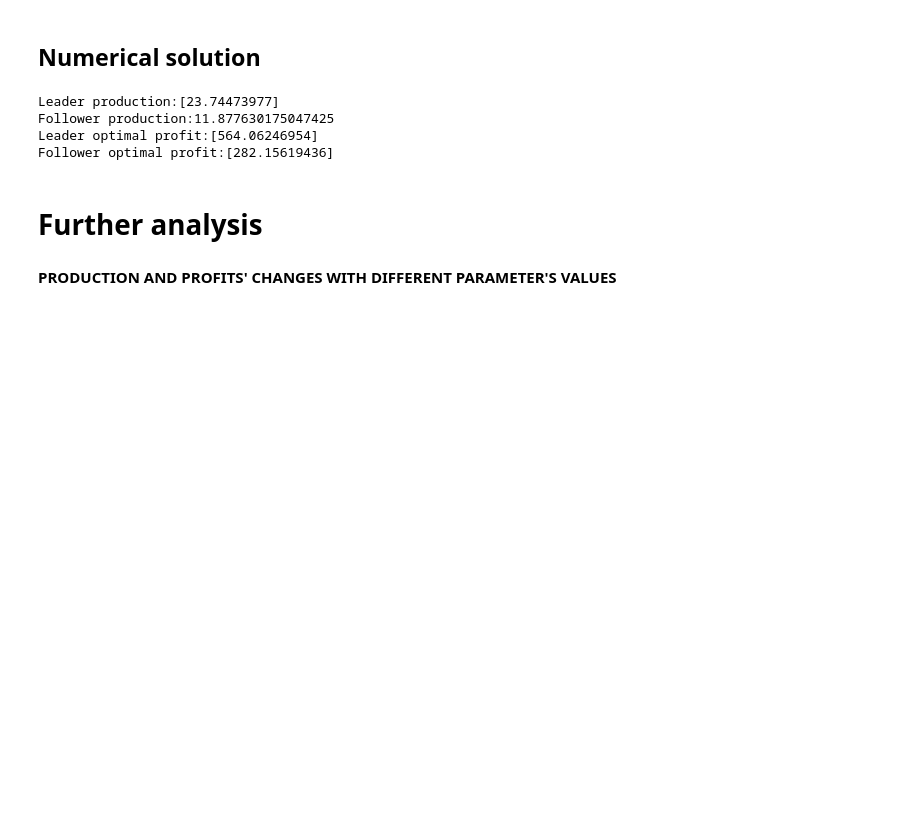
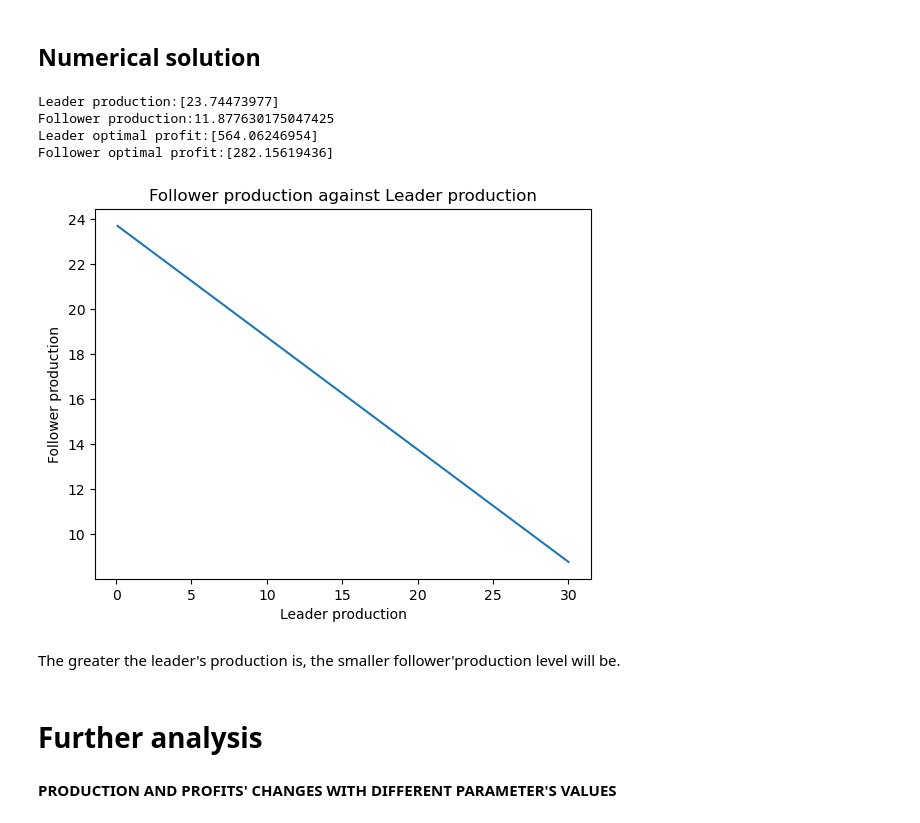
Before and after one commit to NumEconCopenhagen/projects-2023-michele-scola, a Jupyter notebook: modelproject/modelproject.ipynb, the cells around one changed output. Cells and saved outputs as stored; diff of their text form; code cells hidden in the pictures; blank space fills up the shorter version.

```diff
--- a/modelproject/modelproject.ipynb
+++ b/modelproject/modelproject.ipynb
@@ -166,6 +169,23 @@ Leader production:[23.74473977]
 Follower production:11.877630175047425
 Leader optimal profit:[564.06246954]
 Follower optimal profit:[282.15619436]
+# %%
+xs = np.linspace(0.1,30,100) #plotting a figure showing how follower production change with different level of leader's production
+x_follow = np.empty(100)
+
+for i,x in enumerate(xs):
+    x_follow[i] = follower_opt(x,a,b,c)
+
+fig = plt.figure()
+plt.plot(xs,x_follow)
+plt.xlabel("Leader production")
+plt.ylabel("Follower production")
+plt.title("Follower production against Leader production")
+plt.show()
+# %% [output]
+[figure, added]
+# %% [markdown]
+The greater the leader's production is, the smaller follower'production level will be.
 # %% [markdown]
 # Further analysis
 # %% [markdown]
```
Also changed, not shown: parts of 6 cells of this notebook, 1 other file.
